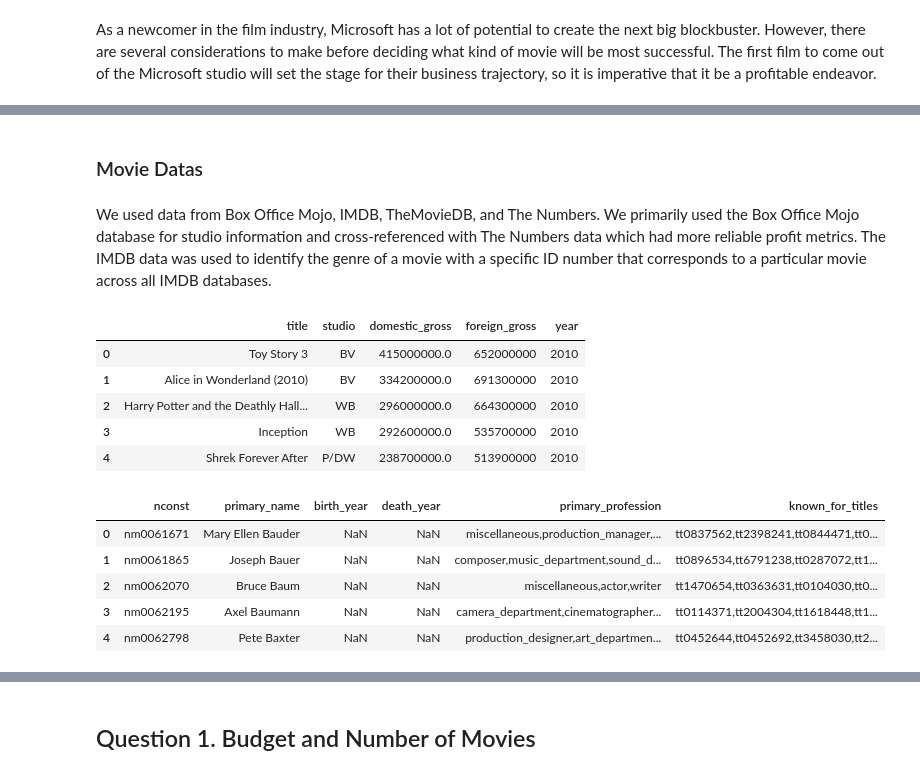
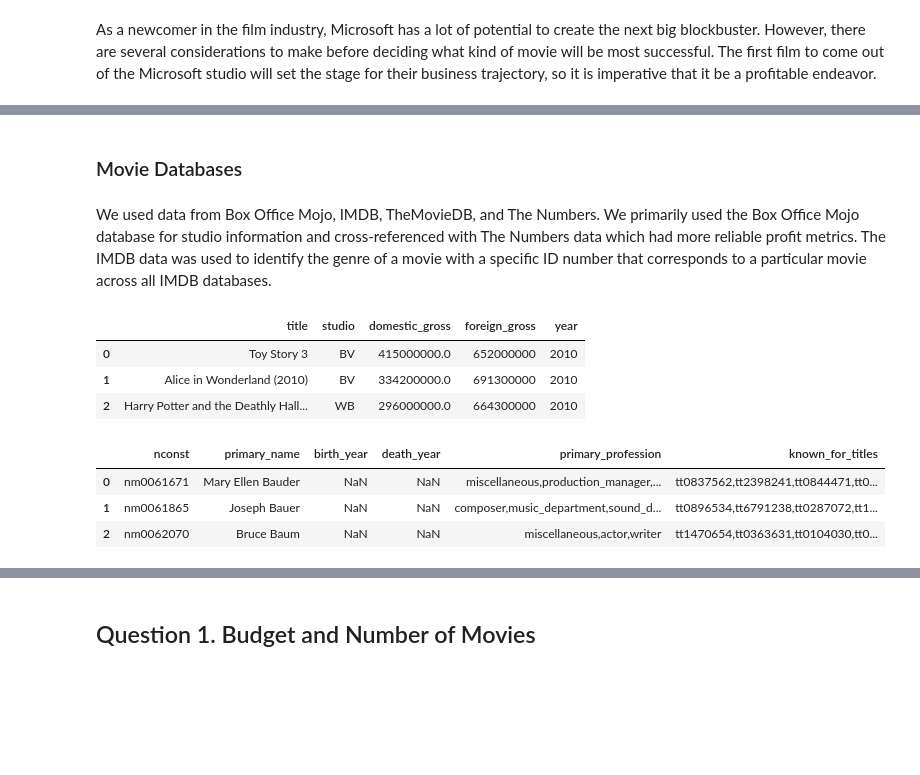
Before and after one commit to dameeech/Phase_1_Microsoft_Project, a Jupyter notebook: Phase1_Final.ipynb, the cells around one changed output, grey strips where cells are left out. Drawn from its saved outputs; the diff is of its cells as text; code cells hidden in the pictures; blank space fills up the shorter version.

```diff
--- a/Phase1_Final.ipynb
+++ b/Phase1_Final.ipynb
@@ -25,7 +25,7 @@ import warnings
 warnings.filterwarnings('ignore')
 %matplotlib inline
 # %% [markdown]
-### Movie Datas
+### Movie Databases
 # %% [markdown]
 We used data from Box Office Mojo, IMDB, TheMovieDB, and The Numbers. We primarily used the Box Office Mojo database for studio information and cross-referenced with The Numbers data which had more reliable profit metrics. The IMDB data was used to identify the genre of a movie with a specific ID number that corresponds to a particular movie across all IMDB databases.
 # %%
@@ -56,21 +56,17 @@ with gzip.open("zippedData/tmdb.movies.csv.gz", "rb") as f:
 with gzip.open("zippedData/tn.movie_budgets.csv.gz", "rb") as f:
     tn_movie_budgets = pd.read_csv(f)
 # %%
-bom_movie_gross.head()
+bom_movie_gross.head(3)
 # %% [output]
 |  | title | studio | domestic_gross | foreign_gross | year |
 | 0 | Toy Story 3 | BV | 415000000.0 | 652000000 | 2010 |
 | 1 | Alice in Wonderland (2010) | BV | 334200000.0 | 691300000 | 2010 |
 | 2 | Harry Potter and the Deathly Hall... | WB | 296000000.0 | 664300000 | 2010 |
-| 3 | Inception | WB | 292600000.0 | 535700000 | 2010 |
-| 4 | Shrek Forever After | P/DW | 238700000.0 | 513900000 | 2010 |
 # %%
-imdb_name_basics.head()
+imdb_name_basics.head(3)
 # %% [output]
 |  | nconst | primary_name | birth_year | death_year | primary_profession | known_for_titles |
 | 0 | nm0061671 | Mary Ellen Bauder | NaN | NaN | miscellaneous,production_manager,... | tt0837562,tt2398241,tt0844471,tt0... |
 | 1 | nm0061865 | Joseph Bauer | NaN | NaN | composer,music_department,sound_d... | tt0896534,tt6791238,tt0287072,tt1... |
 | 2 | nm0062070 | Bruce Baum | NaN | NaN | miscellaneous,actor,writer | tt1470654,tt0363631,tt0104030,tt0... |
-| 3 | nm0062195 | Axel Baumann | NaN | NaN | camera_department,cinematographer... | tt0114371,tt2004304,tt1618448,tt1... |
-| 4 | nm0062798 | Pete Baxter | NaN | NaN | production_designer,art_departmen... | tt0452644,tt0452692,tt3458030,tt2... |
 # %%
```
Also changed, not shown: parts of 25 cells of this notebook.
